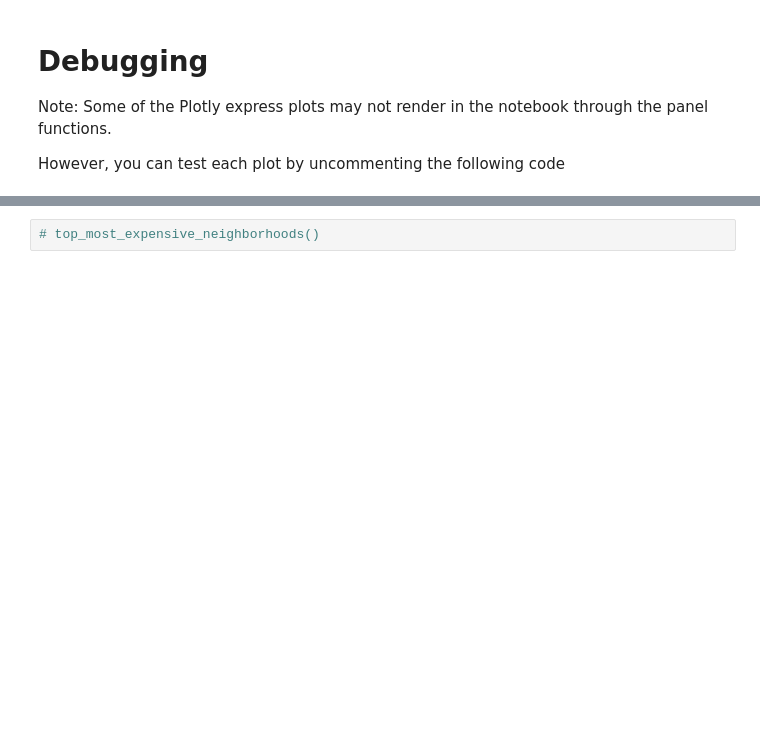
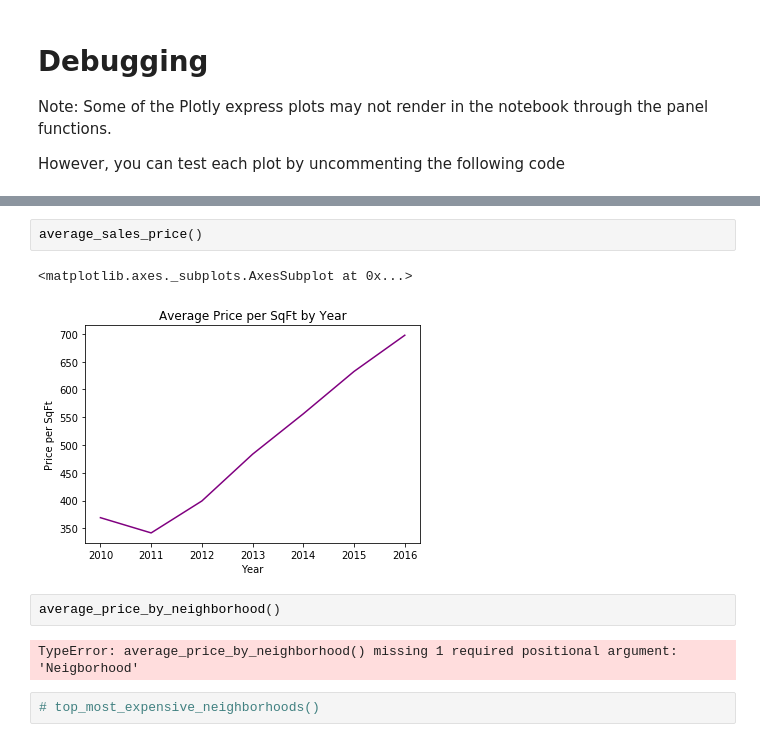
Before and after one commit to JQH84/Rental-Analysis-Dashboard, a Jupyter notebook: dashboard.ipynb, the cells around one changed output, grey strips where cells are left out. Saved outputs shown, nothing was run; the diff lists cells and outputs as text; blank space fills up the shorter version.

```diff
--- a/dashboard.ipynb
+++ b/dashboard.ipynb
@@ -140,3 +210,12 @@ However, you can test each plot by uncommenting the following code
+# %%
+average_sales_price()
+# %% [output]
+<matplotlib.axes._subplots.AxesSubplot at 0x...>
+[figure, added]
+# %%
+average_price_by_neighborhood()
+# %% [output]
+TypeError: average_price_by_neighborhood() missing 1 required positional argument: 'Neigborhood'
 # %%
 # top_most_expensive_neighborhoods()
 # %%
```
Also changed, not shown: parts of 11 cells of this notebook.
